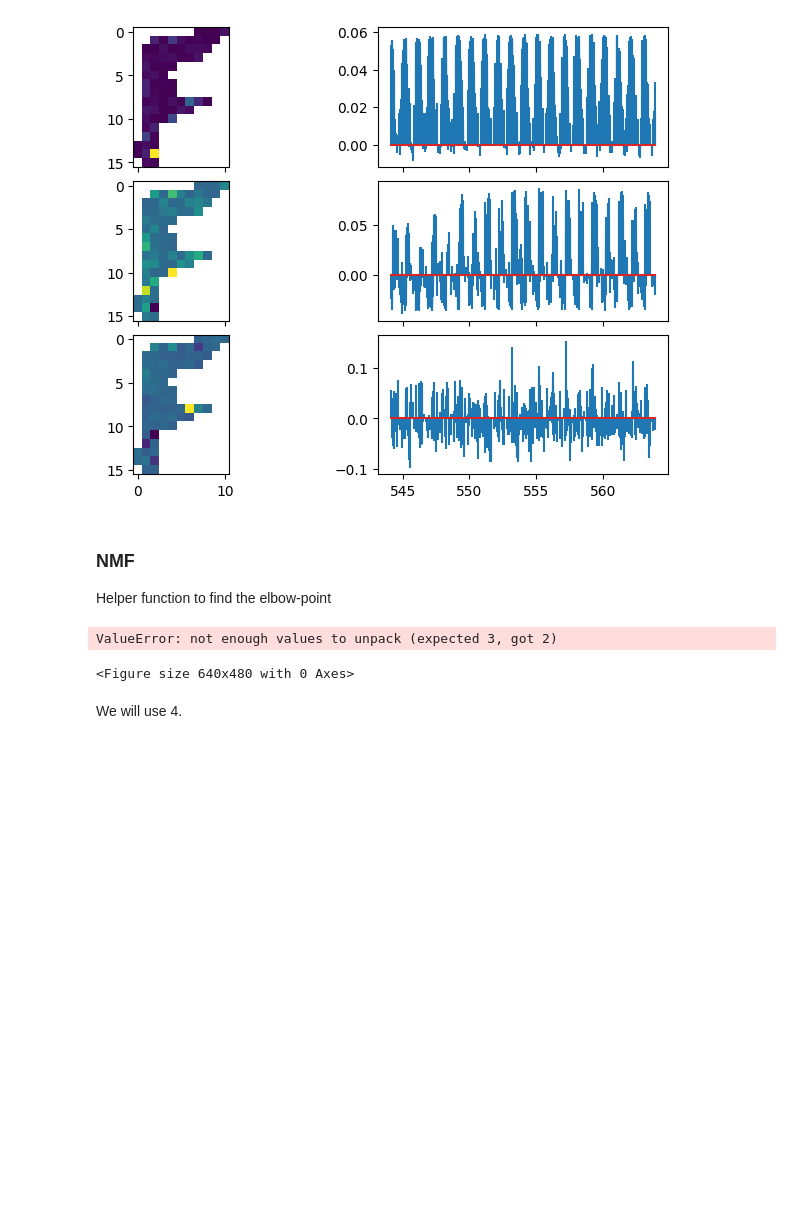
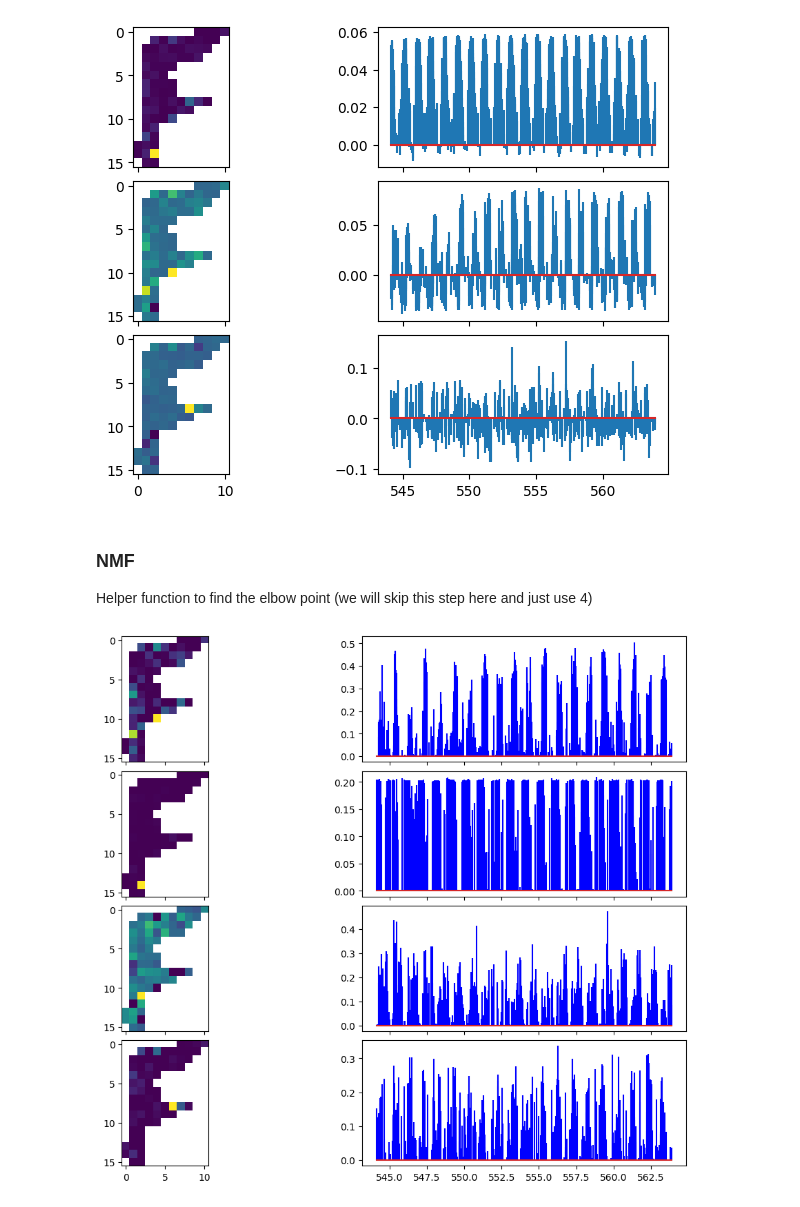
Before and after one commit to yaza11/maspim, a Jupyter notebook: Notebooks/07_MSI.ipynb, the cells around one changed output. Saved outputs shown, nothing was run; the diff lists cells and outputs as text; code cells hidden in the pictures; blank space fills up the shorter version.

```diff
--- a/Notebooks/07_MSI.ipynb
+++ b/Notebooks/07_MSI.ipynb
@@ -110,11 +110,10 @@ msi.plot_pca(n_top=3)
 [figure]
 # %% [markdown]
 ### NMF
-Helper function to find the elbow-point
+Helper function to find the elbow point (we will skip this step here and just use 4)
 # %%
-msi.nmf_find_k()
+# msi.nmf_find_k()
+msi.estimate_nmf(k=4)
+msi.plot_nmf()
 # %% [output]
-ValueError: not enough values to unpack (expected 3, got 2)
-<Figure size 640x480 with 0 Axes>
+[figure, added]
-# %% [markdown]
-We will use 4.
```
Also changed, not shown: parts of 2 cells of this notebook, 18 other files.
